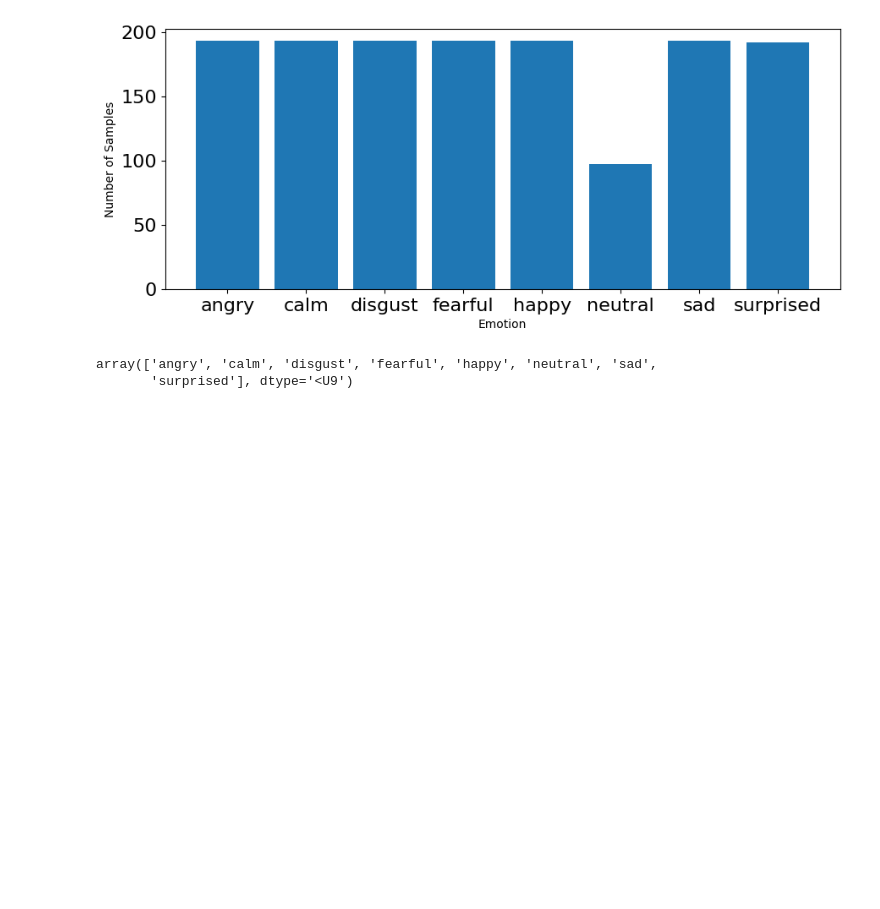
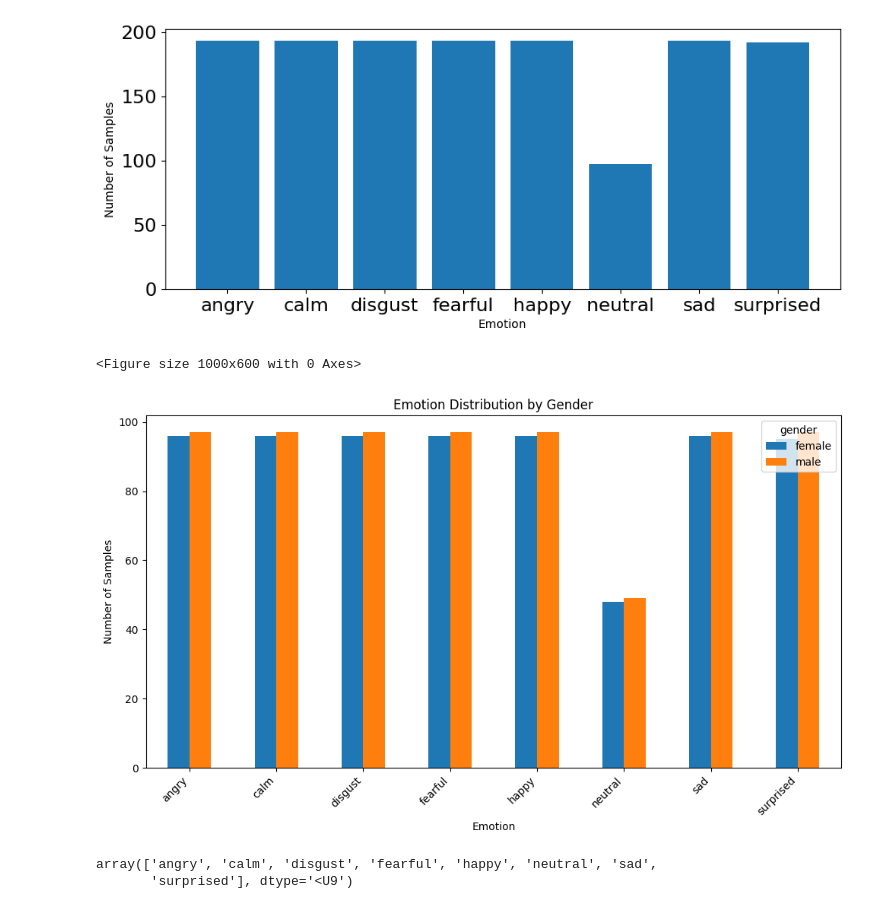
Before and after one commit to IAT-ExploringAI-2026/Week2-DataPreprocessing, a Jupyter notebook: week_2.ipynb, the cells around one changed output. Saved outputs shown, nothing was run; the diff lists cells and outputs as text; code cells hidden in the pictures; blank space fills up the shorter version.

Commit message:
added a gendered bar chart

```diff
--- a/week_2.ipynb
+++ b/week_2.ipynb
@@ -737,6 +737,37 @@ plt.ylabel('Number of Samples')
 plt.show()
 # %% [output]
 [figure]
+# %%
+#Used Gemini to help code a side by side bar chart to compare many males and female recordings were used
+# plot emotions by gender
+plt.figure(figsize=(10, 6))
+
+# Extract gender from file names and create a list of genders
+genders = []
+for file in glob.glob("Assignment 2 Data/Audio Data/Actor_*/*.wav"):
+    file_name = os.path.basename(file)
+    actor_id = int(file_name.split("-")[6].split(".")[0])
+    gender = 'male' if actor_id % 2 != 0 else 'female'
+    genders.append(gender)
+
+# Create a DataFrame from emotions and genders
+emotion_gender_df = pd.DataFrame({'emotion': emotions, 'gender': genders})
+
+# Create a cross-tabulation of emotion and gender
+emotion_gender_counts = pd.crosstab(emotion_gender_df['emotion'], emotion_gender_df['gender'])
+
+# Plot the stacked bar chart
+emotion_gender_counts.plot(kind='bar', stacked=False, figsize=(10, 6))
+
+plt.xticks(rotation=45, ha='right')
+plt.xlabel('Emotion')
+plt.ylabel('Number of Samples')
+plt.title('Emotion Distribution by Gender')
+plt.tight_layout()
+plt.show()
+# %% [output]
+<Figure size 1000x600 with 0 Axes>
+[figure, added]
 # %%
 emotion_list
 # %% [output]
```
